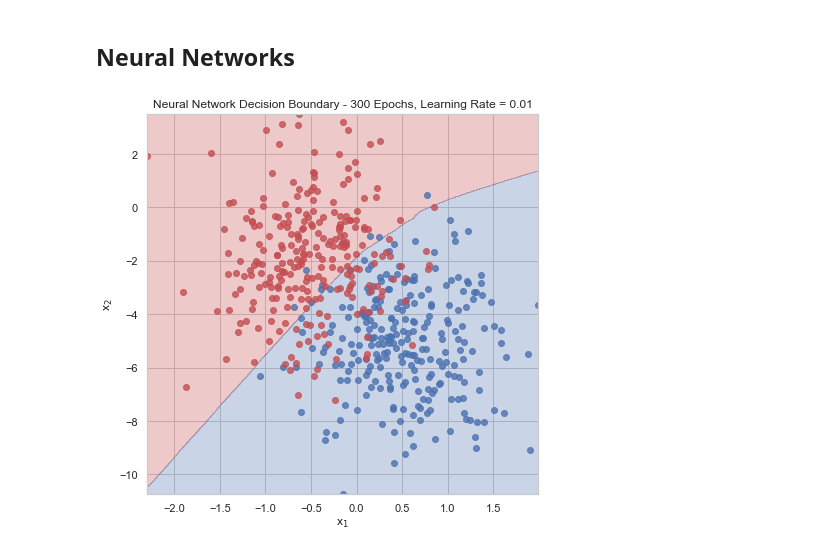
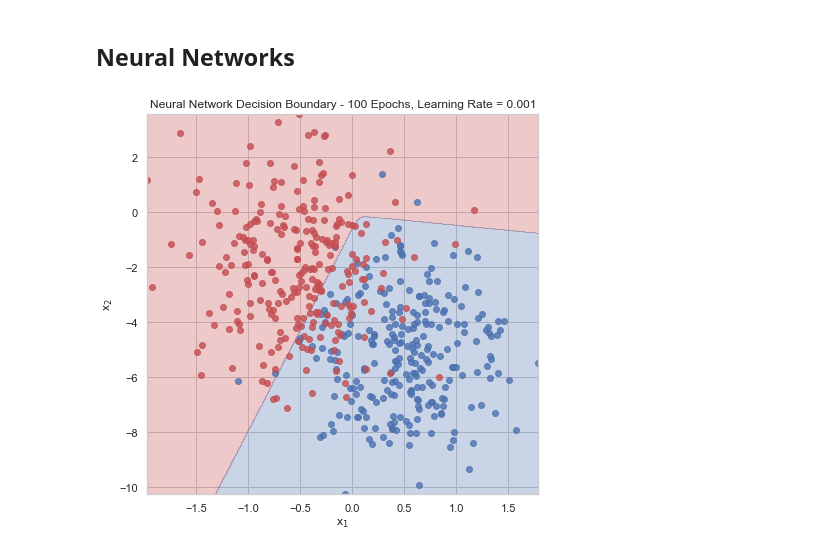
Before and after one commit to yarahal/machine-learning, a Jupyter notebook: examples.ipynb, the cells around one changed output. Drawn from its saved outputs; the diff is of its cells as text; code cells hidden in the pictures.

```diff
--- a/examples.ipynb
+++ b/examples.ipynb
@@ -348,33 +348,33 @@ plt.savefig('figures/forestclass');
 # %%
 from neural_networks.neural_network import NeuralNetwork
 from neural_networks.losses import BinaryCrossEntropy
 from neural_networks.activations import ReLU, Sigmoid
 from neural_networks.optimizers import SGD
-from neural_networks.layers import FC, Conv2D
+from neural_networks.layers import FC
 
 # generate data
 m = 512
 n = 2
 X1 = np.concatenate([np.random.normal(-0.5,0.5,size=m//2),np.random.normal(0.5,0.5,size=m//2)],axis=0)
 X2 = -np.concatenate([np.random.normal(2,2,size=m//2),np.random.normal(5,2,size=m//2)],axis=0)
 X = np.concatenate([X1.reshape(m,1),X2.reshape(m,1)],axis=1)
 X = X.transpose()
 y = np.concatenate([np.ones(m//2),np.zeros(m//2)])
 
 # create network
 network = NeuralNetwork(loss=BinaryCrossEntropy(),optimizer=SGD(batch_size=8))
 network.add_layer(FC(100,ReLU()))
 network.add_layer(FC(100,ReLU()))
 network.add_layer(FC(100,ReLU()))
 network.add_layer(FC(1,Sigmoid()))
 
 # fit network
-n_epochs= 300
-lr = 0.01
+n_epochs= 100
+lr = 1e-3
 network.fit(X,y,n_epochs,lr)
 
 plot_decision_boundary_2d(network,X,y,t=True)
 plt.title(f'Neural Network Decision Boundary - {n_epochs} Epochs, Learning Rate = {lr}')
 plt.savefig('figures/nnclass');
 # %% [output]
-[figure, old version]
+[figure, new version]
```
Also changed, not shown: 1 other file.
